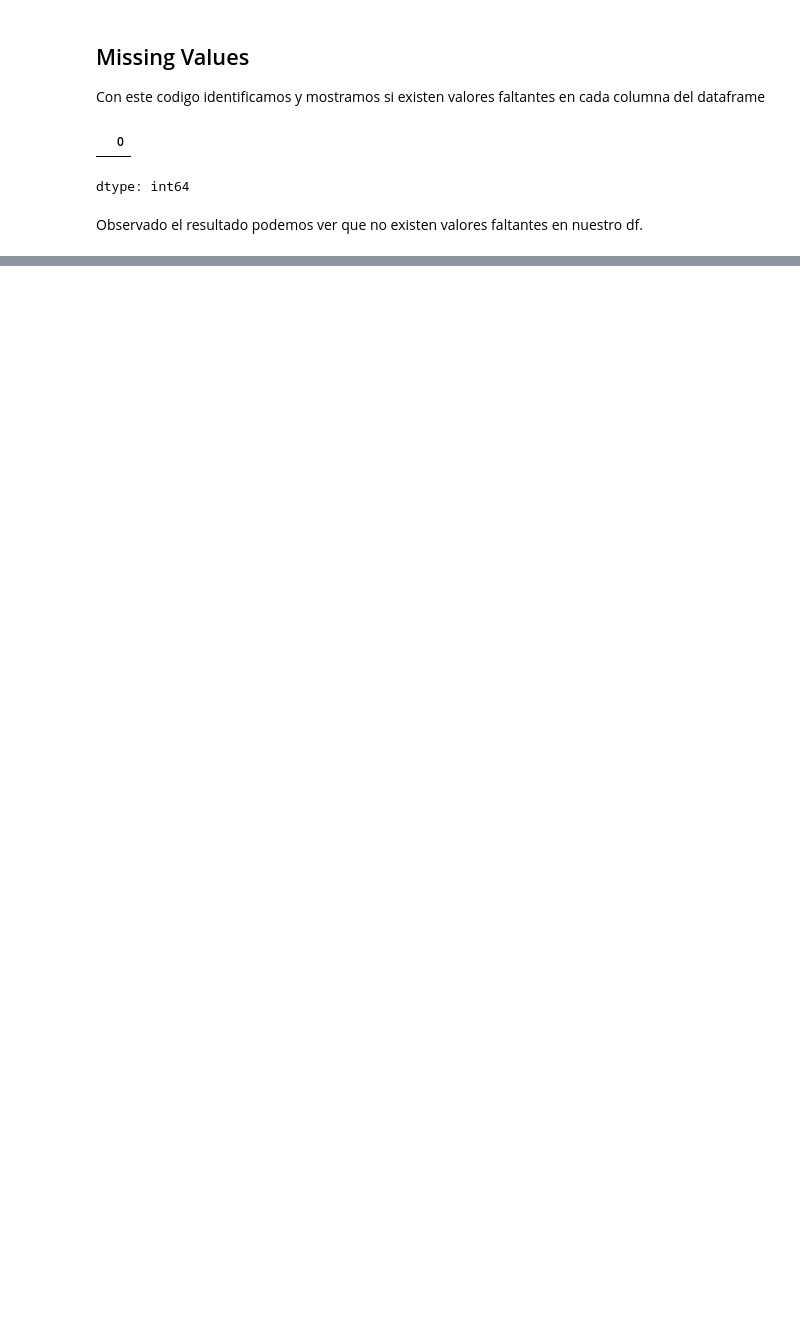
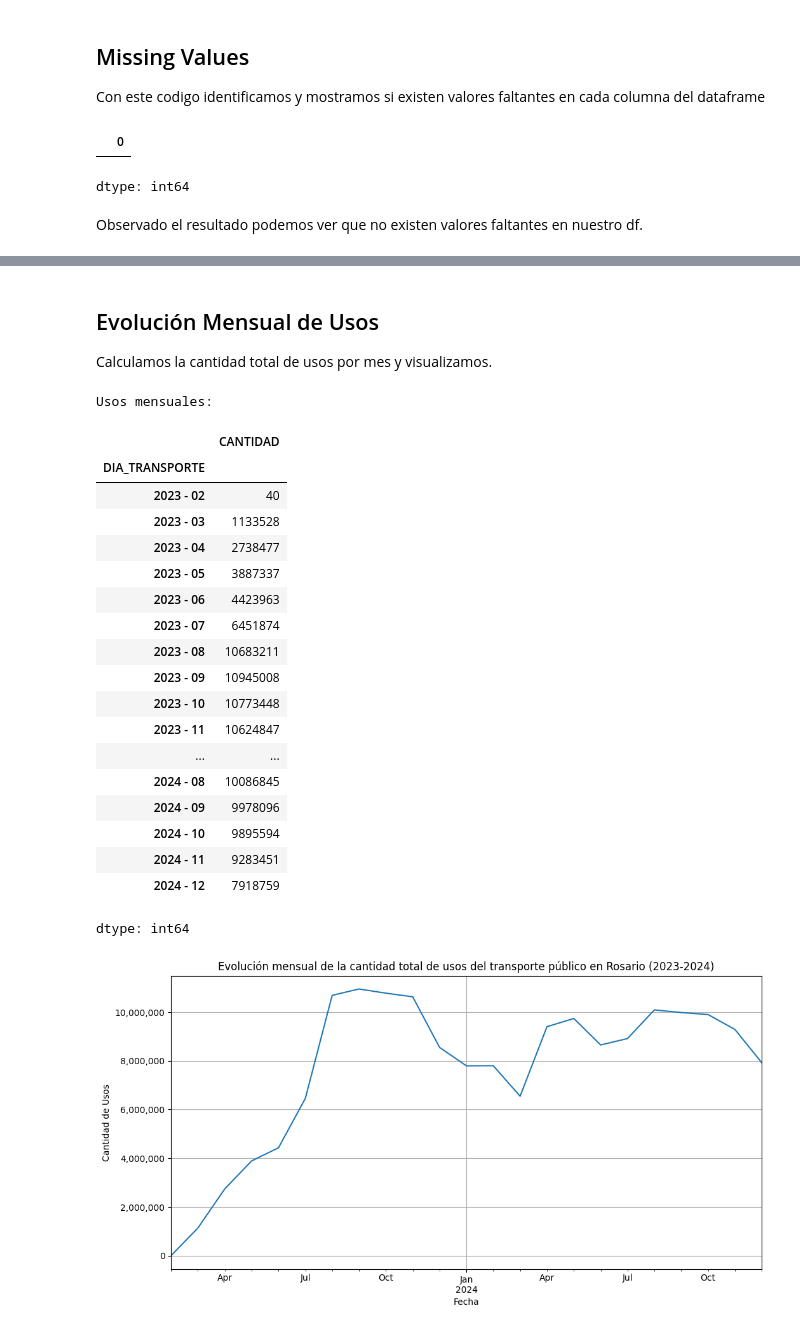
Before and after one commit to francusi/CoderDS, a Jupyter notebook: ProyectoDSParteIBarrionuevo.ipynb, the cells around one changed output, grey strips where cells are left out. Drawn from its saved outputs; the diff is of its cells as text; code cells hidden in the pictures; blank space fills up the shorter version.

```diff
--- a/ProyectoDSParteIBarrionuevo.ipynb
+++ b/ProyectoDSParteIBarrionuevo.ipynb
@@ -96,0 +155,53 @@ Observado el resultado podemos ver que no existen valores faltantes en nuestro d
+# %% [markdown]
+## Evolución Mensual de Usos
+
+Calculamos la cantidad total de usos por mes y visualizamos.
+# %%
+import locale
+import matplotlib.ticker as mticker
+
+# Resampleo de datos de usos diarios a usos mensual y sumamos
+usos_mensuales = usos_diarios.resample('ME').sum()
+
+# Formateamos a 'YYYY - MM' para mostrar en tabla
+usos_mensuales_tabla = usos_mensuales.copy()
+usos_mensuales_tabla.index = usos_mensuales_tabla.index.strftime('%Y - %m')
+
+print("Usos mensuales:")
+display(usos_mensuales_tabla)
+
+# Grafico de usos por mes
+plt.figure(figsize=(12, 6))
+ax = usos_mensuales.plot()
+plt.title('Evolución mensual de la cantidad total de usos del transporte público en Rosario (2023-2024)')
+plt.xlabel('Fecha')
+plt.ylabel('Cantidad de Usos')
+plt.grid(True)
+
+# Formateamos eje y para que se vean mejor los numeros
+formatter = mticker.StrMethodFormatter('{x:,.0f}')
+ax.yaxis.set_major_formatter(formatter)
+
+plt.show()
+# %% [output]
+Usos mensuales:
+|  | CANTIDAD |
+| DIA_TRANSPORTE |  |
+| 2023 - 02 | 40 |
+| 2023 - 03 | 1133528 |
+| 2023 - 04 | 2738477 |
+| 2023 - 05 | 3887337 |
+| 2023 - 06 | 4423963 |
+| 2023 - 07 | 6451874 |
+| 2023 - 08 | 10683211 |
+| 2023 - 09 | 10945008 |
+| 2023 - 10 | 10773448 |
+| 2023 - 11 | 10624847 |
+| ... | ... |
+| 2024 - 08 | 10086845 |
+| 2024 - 09 | 9978096 |
+| 2024 - 10 | 9895594 |
+| 2024 - 11 | 9283451 |
+| 2024 - 12 | 7918759 |
+dtype: int64
+[figure, added]
```
Also changed, not shown: parts of 9 cells of this notebook.
